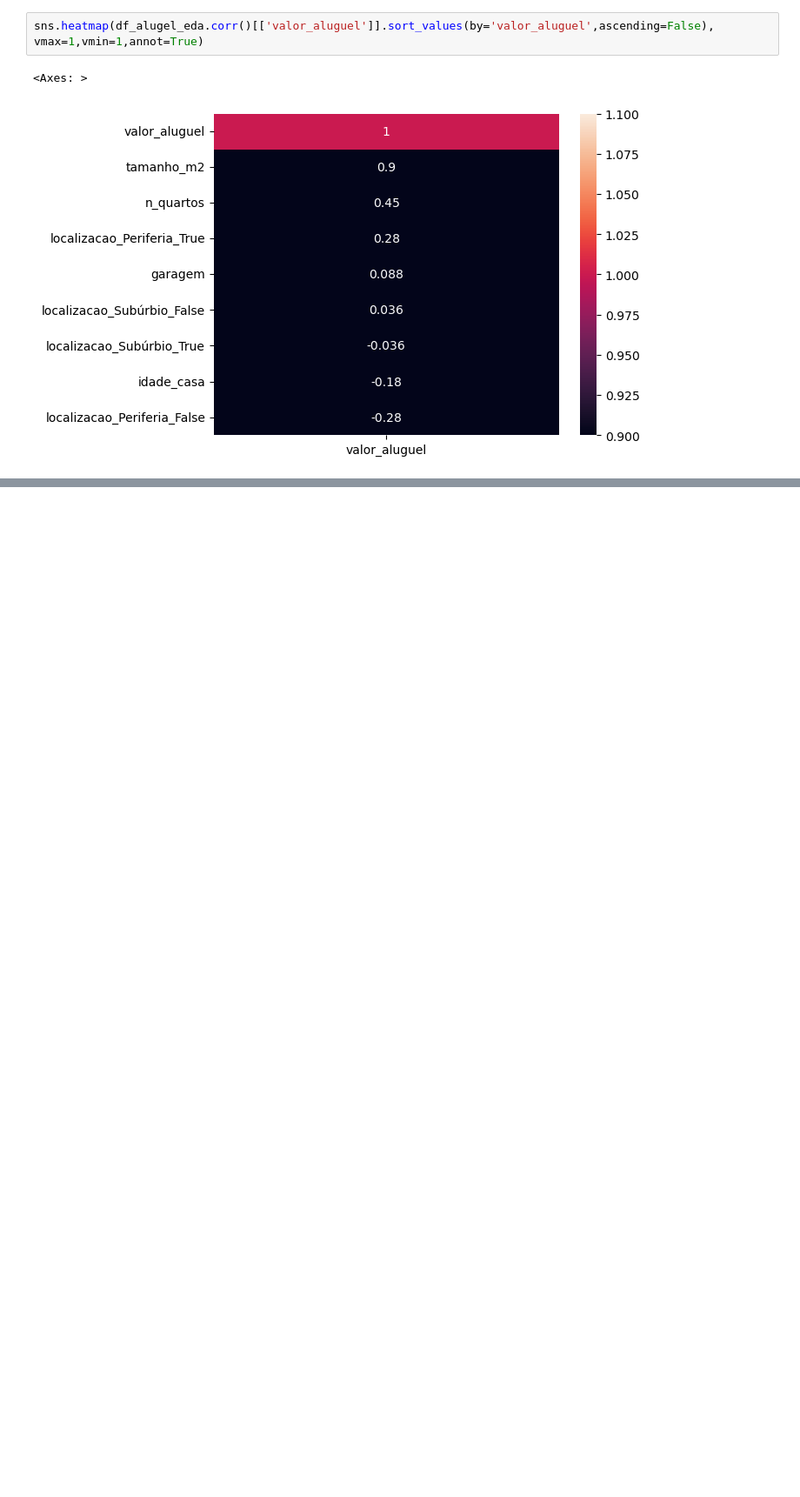
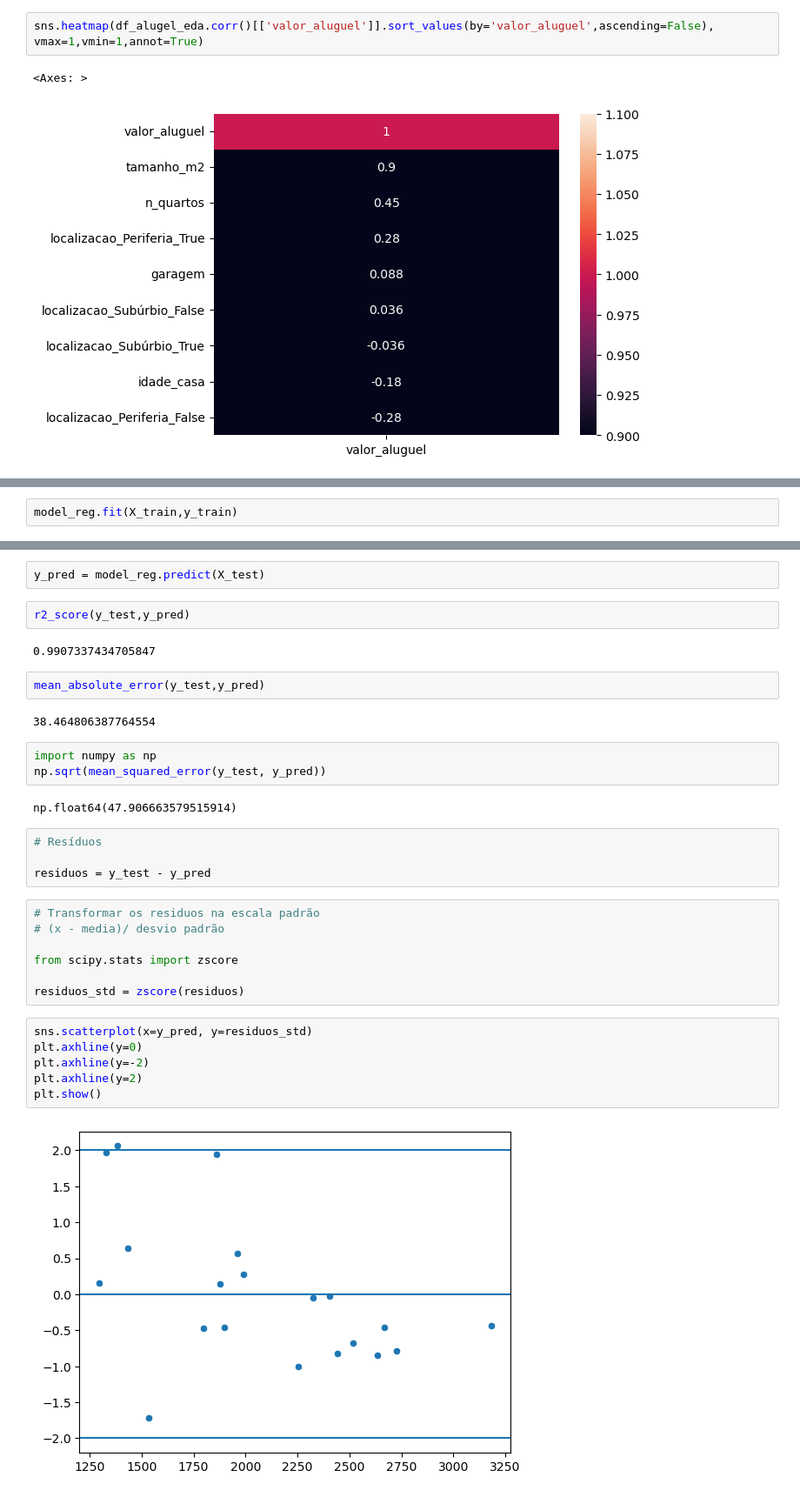
Before and after one commit to Orlandovpjunior/estudos_ia, a Jupyter notebook: regressao_linear_multipla/desafio/model.ipynb, the cells around one changed output, grey strips where cells are left out. Shown at 87% size. Drawn from its saved outputs; the diff is of its cells as text; blank space fills up the shorter version.

```diff
--- a/regressao_linear_multipla/desafio/model.ipynb
+++ b/regressao_linear_multipla/desafio/model.ipynb
@@ -199,0 +316,2 @@ sns.heatmap(df_alugel_eda.corr()[['valor_aluguel']].sort_values(by='valor_alugue
+# %%
+model_reg.fit(X_train,y_train)
@@ -199,0 +335,34 @@ sns.heatmap(df_alugel_eda.corr()[['valor_aluguel']].sort_values(by='valor_alugue
+# %%
+y_pred = model_reg.predict(X_test)
+# %%
+r2_score(y_test,y_pred)
+# %% [output]
+0.9907337434705847
+# %%
+mean_absolute_error(y_test,y_pred)
+# %% [output]
+38.464806387764554
+# %%
+import numpy as np
+np.sqrt(mean_squared_error(y_test, y_pred))
+# %% [output]
+np.float64(47.906663579515914)
+# %%
+# Resíduos
+
+residuos = y_test - y_pred
+# %%
+# Transformar os residuos na escala padrão
+# (x - media)/ desvio padrão
+
+from scipy.stats import zscore
+
+residuos_std = zscore(residuos)
+# %%
+sns.scatterplot(x=y_pred, y=residuos_std)
+plt.axhline(y=0)
+plt.axhline(y=-2)
+plt.axhline(y=2)
+plt.show()
+# %% [output]
+[figure, added]
```
Also changed, not shown: parts of 36 cells of this notebook, 1 other file.
